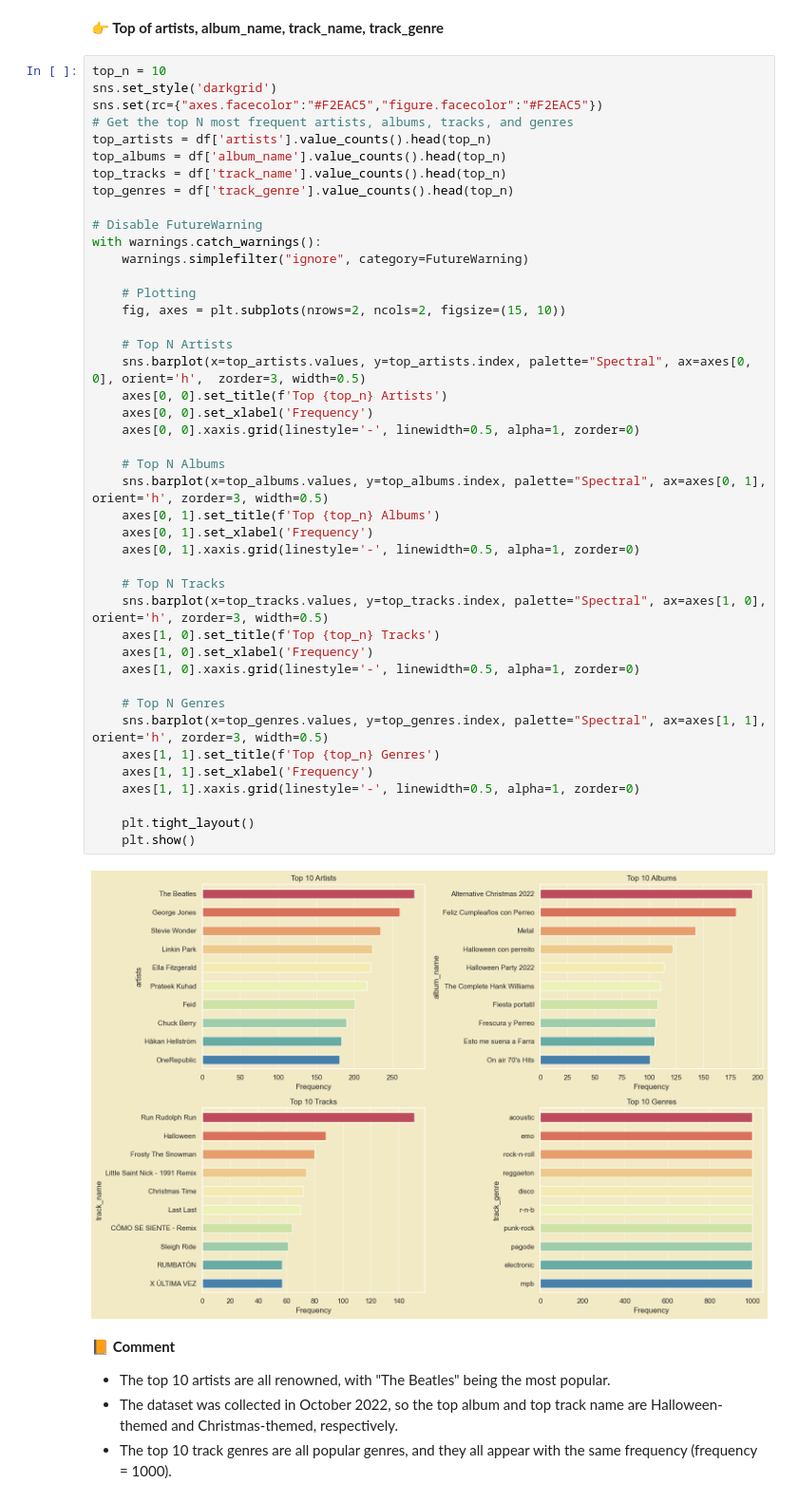
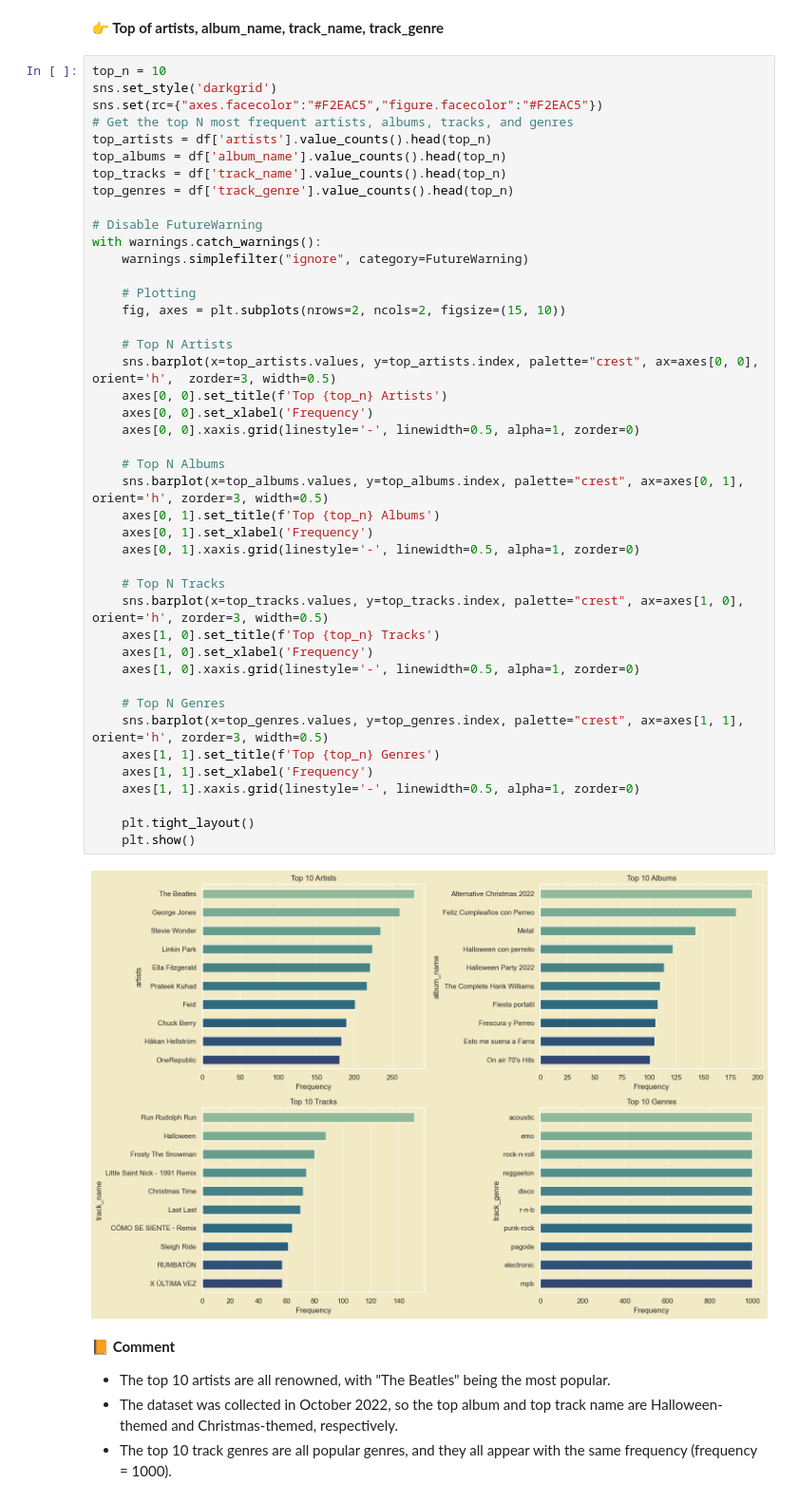
Before and after one commit to duongtruongbinh/Prog4DS_FinalProject, a Jupyter notebook: Data_Exploring-and-Preprocessing.ipynb, the cells around one changed output. Shown at 95% size. Cells and saved outputs as stored; diff of their text form.

```diff
--- a/Data_Exploring-and-Preprocessing.ipynb
+++ b/Data_Exploring-and-Preprocessing.ipynb
@@ -420,38 +420,38 @@ top_genres = df['track_genre'].value_counts().head(top_n)
 # Disable FutureWarning
 with warnings.catch_warnings():
     warnings.simplefilter("ignore", category=FutureWarning)
 
     # Plotting
     fig, axes = plt.subplots(nrows=2, ncols=2, figsize=(15, 10))
 
     # Top N Artists
-    sns.barplot(x=top_artists.values, y=top_artists.index, palette="Spectral", ax=axes[0, 0], orient='h',  zorder=3, width=0.5)
+    sns.barplot(x=top_artists.values, y=top_artists.index, palette="crest", ax=axes[0, 0], orient='h',  zorder=3, width=0.5)
     axes[0, 0].set_title(f'Top {top_n} Artists')
     axes[0, 0].set_xlabel('Frequency')
     axes[0, 0].xaxis.grid(linestyle='-', linewidth=0.5, alpha=1, zorder=0)
 
     # Top N Albums
-    sns.barplot(x=top_albums.values, y=top_albums.index, palette="Spectral", ax=axes[0, 1], orient='h', zorder=3, width=0.5)
+    sns.barplot(x=top_albums.values, y=top_albums.index, palette="crest", ax=axes[0, 1], orient='h', zorder=3, width=0.5)
     axes[0, 1].set_title(f'Top {top_n} Albums')
     axes[0, 1].set_xlabel('Frequency')
     axes[0, 1].xaxis.grid(linestyle='-', linewidth=0.5, alpha=1, zorder=0)
 
     # Top N Tracks
-    sns.barplot(x=top_tracks.values, y=top_tracks.index, palette="Spectral", ax=axes[1, 0], orient='h', zorder=3, width=0.5)
+    sns.barplot(x=top_tracks.values, y=top_tracks.index, palette="crest", ax=axes[1, 0], orient='h', zorder=3, width=0.5)
     axes[1, 0].set_title(f'Top {top_n} Tracks')
     axes[1, 0].set_xlabel('Frequency')
     axes[1, 0].xaxis.grid(linestyle='-', linewidth=0.5, alpha=1, zorder=0)
 
     # Top N Genres
-    sns.barplot(x=top_genres.values, y=top_genres.index, palette="Spectral", ax=axes[1, 1], orient='h', zorder=3, width=0.5)
+    sns.barplot(x=top_genres.values, y=top_genres.index, palette="crest", ax=axes[1, 1], orient='h', zorder=3, width=0.5)
     axes[1, 1].set_title(f'Top {top_n} Genres')
     axes[1, 1].set_xlabel('Frequency')
     axes[1, 1].xaxis.grid(linestyle='-', linewidth=0.5, alpha=1, zorder=0)
 
     plt.tight_layout()
     plt.show()
 # %% [output]
-[figure, old version]
+[figure, new version]
 # %% [markdown]
 **📙 Comment**
 
```
Also changed, not shown: parts of 4 cells of this notebook, 6 other files.
